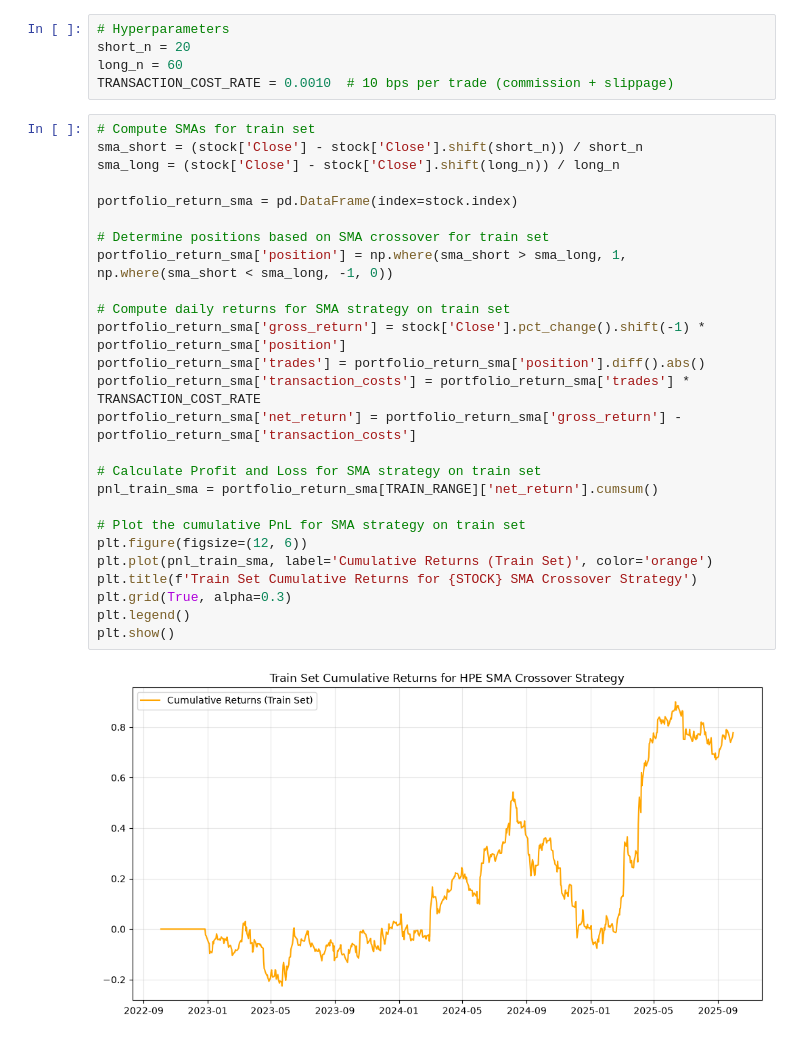
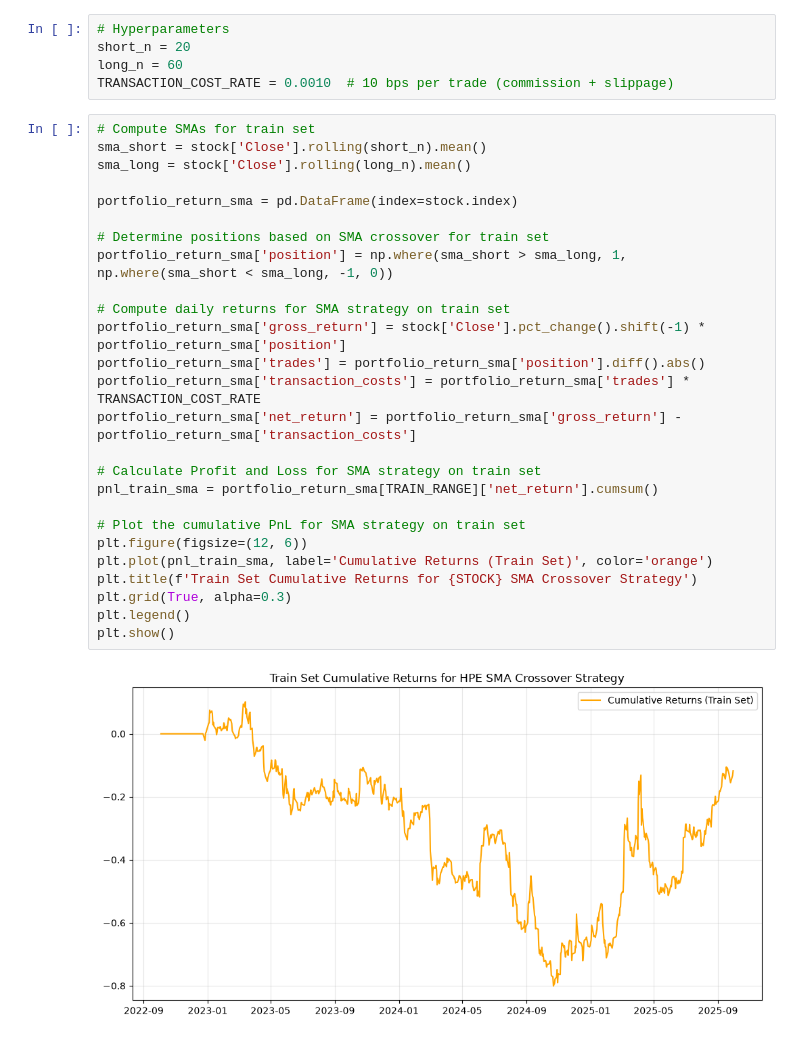
Before and after one commit to 01Joseph-Hwang10/quantitative-trading-exercise, a Jupyter notebook: notebooks/momentum_strategy.ipynb, the cells around one changed output. Saved outputs shown, nothing was run; the diff lists cells and outputs as text.

```diff
--- a/notebooks/momentum_strategy.ipynb
+++ b/notebooks/momentum_strategy.ipynb
@@ -281,32 +281,32 @@ long_n = 60
 TRANSACTION_COST_RATE = 0.0010  # 10 bps per trade (commission + slippage)
 # %%
 # Compute SMAs for train set
-sma_short = (stock['Close'] - stock['Close'].shift(short_n)) / short_n
-sma_long = (stock['Close'] - stock['Close'].shift(long_n)) / long_n
+sma_short = stock['Close'].rolling(short_n).mean()
+sma_long = stock['Close'].rolling(long_n).mean()
 
 portfolio_return_sma = pd.DataFrame(index=stock.index)
 
 # Determine positions based on SMA crossover for train set
 portfolio_return_sma['position'] = np.where(sma_short > sma_long, 1, np.where(sma_short < sma_long, -1, 0))
 
 # Compute daily returns for SMA strategy on train set
 portfolio_return_sma['gross_return'] = stock['Close'].pct_change().shift(-1) * portfolio_return_sma['position']
 portfolio_return_sma['trades'] = portfolio_return_sma['position'].diff().abs()
 portfolio_return_sma['transaction_costs'] = portfolio_return_sma['trades'] * TRANSACTION_COST_RATE
 portfolio_return_sma['net_return'] = portfolio_return_sma['gross_return'] - portfolio_return_sma['transaction_costs']
 
 # Calculate Profit and Loss for SMA strategy on train set
 pnl_train_sma = portfolio_return_sma[TRAIN_RANGE]['net_return'].cumsum()
 
 # Plot the cumulative PnL for SMA strategy on train set
 plt.figure(figsize=(12, 6))
 plt.plot(pnl_train_sma, label='Cumulative Returns (Train Set)', color='orange')
 plt.title(f'Train Set Cumulative Returns for {STOCK} SMA Crossover Strategy')
 plt.grid(True, alpha=0.3)
 plt.legend()
 plt.show()
 # %% [output]
-[figure, old version]
+[figure, new version]
 # %%
 r_train_sma = portfolio_return_sma['net_return'][TRAIN_RANGE]
 sharpe_train_sma = r_train_sma.mean() / (r_train_sma.std() + 1e-12) * np.sqrt(252)
```
Also changed, not shown: parts of 3 cells of this notebook, 1 other file.
